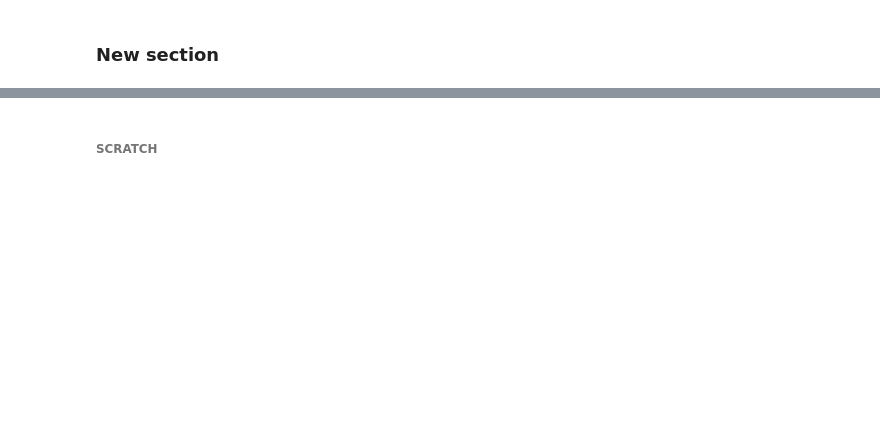
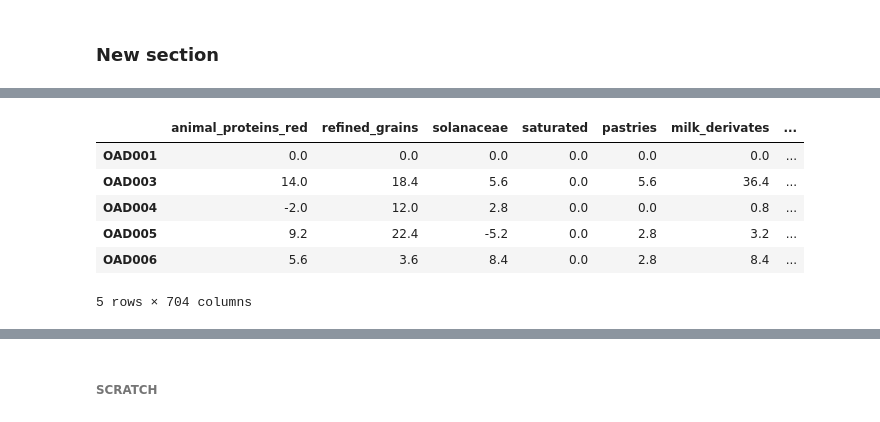
Before and after one commit to kbpi314/oa, a Jupyter notebook: code/oa_v4.ipynb, the cells around one changed output, grey strips where cells are left out. Saved outputs shown, nothing was run; the diff lists cells and outputs as text; code cells hidden in the pictures; blank space fills up the shorter version.

```diff
--- a/code/oa_v4.ipynb
+++ b/code/oa_v4.ipynb
@@ -4331,0 +3857,21 @@ df.head()
+# %%
+# correlation of diet pro or anti inflam with diversity
+#
+df_dx = type_to_df_map['stool'].drop_duplicates(subset='HostSubjectId')['WOMAC_P_Response']
+
+int_var = ['total_antiinflammatory','anti_inflammatory','inflammatory','pro_inflammatory']
+df_d = df_diet[int_var]
+
+df_y = type_to_df_map['stool']
+# df_y = df_y[['VAS_Pt','VAS_response','WOMAC_pain','WOMAC_P_Response']]
+df_y = df_y[['WOMAC_pain','Timepoint']]#,'WOMAC_P_Response']]
+df_y = df_y.dropna()
+df_pre  = df_y[df_y['Timepoint'] == 'pre'].drop('Timepoint',axis=1)
+df_pre.index = df_pre.index.map(lambda x: x.split('.p')[0].replace('-',''))
+df_post  = df_y[df_y['Timepoint'] == 'post'].drop('Timepoint',axis=1)
+df_post.index = df_post.index.map(lambda x: x.split('.p')[0].replace('-',''))
+
+# df_diff
+df_diff = df_post - df_pre
+df_diff = df_diff.dropna()
+df_diff.head()
@@ -4331,0 +3886,25 @@ df.head()
+# %%
+# get dfs of diffs
+g = 'stool'
+t = 'diff'
+
+df_diet = gt_to_df_diet[g][t].copy()
+df_meta_stool = gt_to_meta['stool'][t].copy()
+df_meta_stool.columns = df_meta_stool.columns.map(lambda x: x + '_diff_stool')
+df_meta_plasma = gt_to_meta['plasma'][t].copy()
+df_meta_plasma.columns = df_meta_plasma.columns.map(lambda x: x + '_diff_plasma')
+df_otu_stool = gt_to_otu['stool'][t].copy()
+df_path_stool = gt_to_path[g][t].copy()
+df_outcomes = df_diff['WOMAC_pain']
+
+# merge all dfs
+df_merge = pd.concat([df_diet, df_meta_stool, df_meta_plasma, df_otu_stool, df_path_stool, df_outcomes],axis=1)
+df_merge.head()
+# %% [output]
+|  | animal_proteins_red | refined_grains | solanaceae | saturated | pastries | milk_derivates | ... |
+| OAD001 | 0.0 | 0.0 | 0.0 | 0.0 | 0.0 | 0.0 | ... |
+| OAD003 | 14.0 | 18.4 | 5.6 | 0.0 | 5.6 | 36.4 | ... |
+| OAD004 | -2.0 | 12.0 | 2.8 | 0.0 | 0.0 | 0.8 | ... |
+| OAD005 | 9.2 | 22.4 | -5.2 | 0.0 | 2.8 | 3.2 | ... |
+| OAD006 | 5.6 | 3.6 | 8.4 | 0.0 | 2.8 | 8.4 | ... |
+5 rows × 704 columns
```
Also changed, not shown: parts of 85 cells of this notebook, 1 other file.
